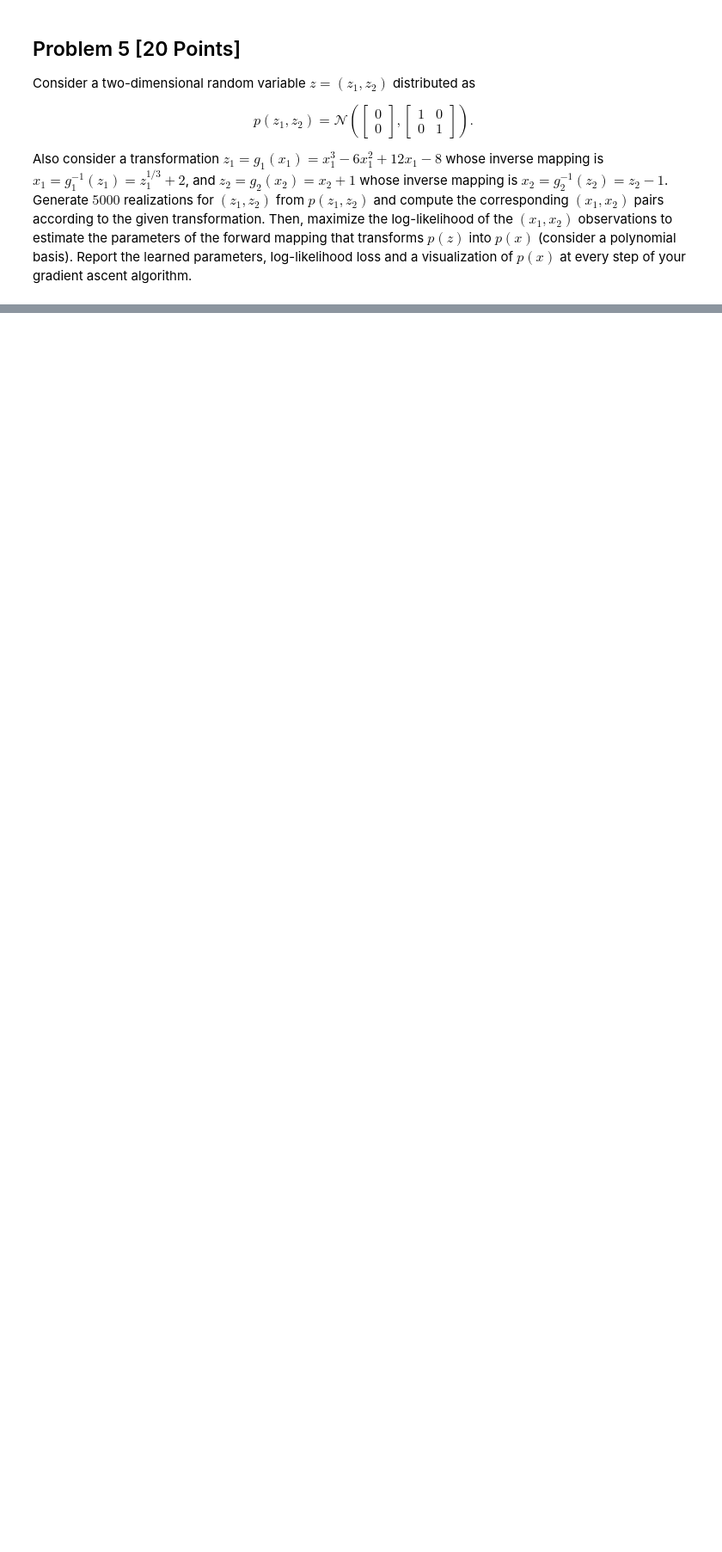
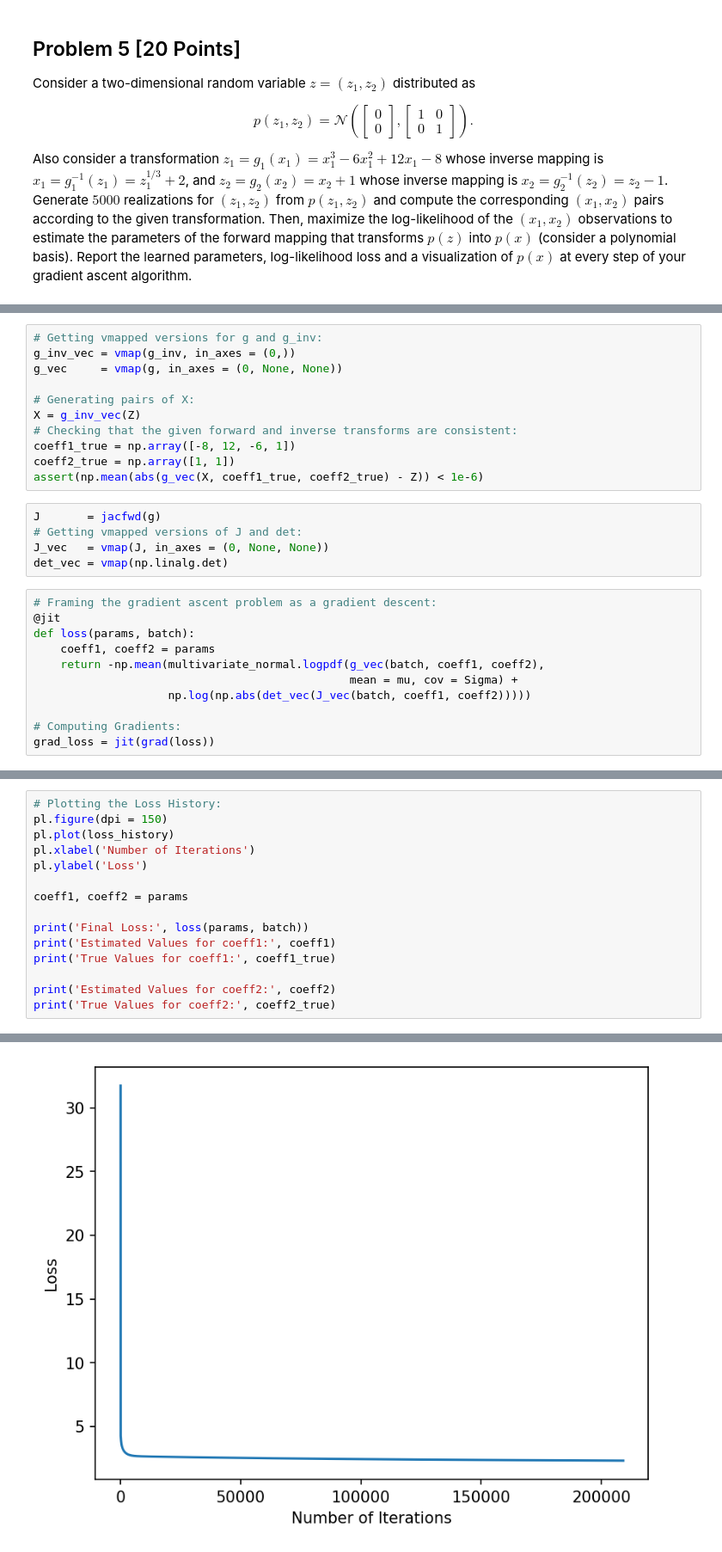
Before and after one commit to notrichardren/ENM5310, a Jupyter notebook: assignments/assn1.ipynb, the cells around one changed output, grey strips where cells are left out. Shown: that part at 86% size. Cells and saved outputs as stored; diff of their text form; blank space fills up the shorter version.

```diff
--- a/assignments/assn1.ipynb
+++ b/assignments/assn1.ipynb
@@ -92,0 +289,27 @@ Also consider a transformation $z_1 = g_1(x_1) = x_1^3 - 6x_1^2 + 12x_1 - 8$ who
+# %%
+# Getting vmapped versions for g and g_inv:
+g_inv_vec = vmap(g_inv, in_axes = (0,))
+g_vec     = vmap(g, in_axes = (0, None, None))
+
+# Generating pairs of X:
+X = g_inv_vec(Z)
+# Checking that the given forward and inverse transforms are consistent:
+coeff1_true = np.array([-8, 12, -6, 1])
+coeff2_true = np.array([1, 1])
+assert(np.mean(abs(g_vec(X, coeff1_true, coeff2_true) - Z)) < 1e-6)
+# %%
+J       = jacfwd(g)
+# Getting vmapped versions of J and det:
+J_vec   = vmap(J, in_axes = (0, None, None))
+det_vec = vmap(np.linalg.det)
+# %%
+# Framing the gradient ascent problem as a gradient descent:
+@jit
+def loss(params, batch):
+    coeff1, coeff2 = params
+    return -np.mean(multivariate_normal.logpdf(g_vec(batch, coeff1, coeff2),
+                                               mean = mu, cov = Sigma) +
+                    np.log(np.abs(det_vec(J_vec(batch, coeff1, coeff2)))))
+
+# Computing Gradients:
+grad_loss = jit(grad(loss))
@@ -92,0 +368,16 @@ Also consider a transformation $z_1 = g_1(x_1) = x_1^3 - 6x_1^2 + 12x_1 - 8$ who
+# %%
+# Plotting the Loss History:
+pl.figure(dpi = 150)
+pl.plot(loss_history)
+pl.xlabel('Number of Iterations')
+pl.ylabel('Loss')
+
+coeff1, coeff2 = params
+
+print('Final Loss:', loss(params, batch))
+print('Estimated Values for coeff1:', coeff1)
+print('True Values for coeff1:', coeff1_true)
+
+print('Estimated Values for coeff2:', coeff2)
+print('True Values for coeff2:', coeff2_true)
+# %% [output]
@@ -92,0 +389 @@ Also consider a transformation $z_1 = g_1(x_1) = x_1^3 - 6x_1^2 + 12x_1 - 8$ who
+[figure, added]
```
Also changed, not shown: parts of 13 cells of this notebook.
